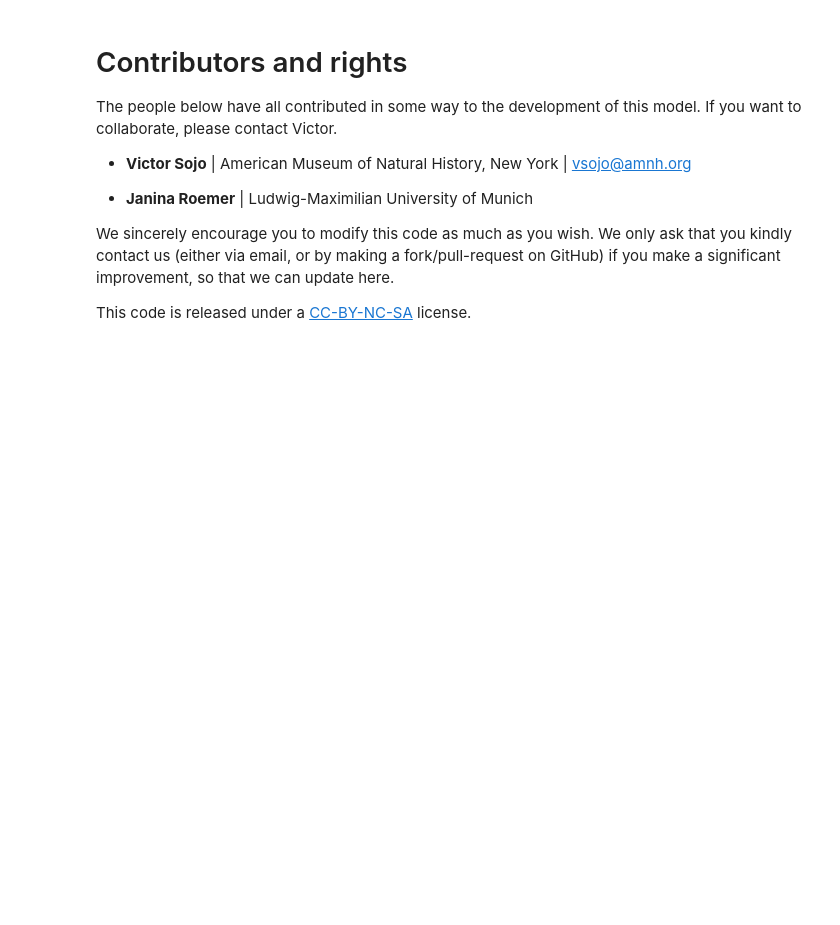
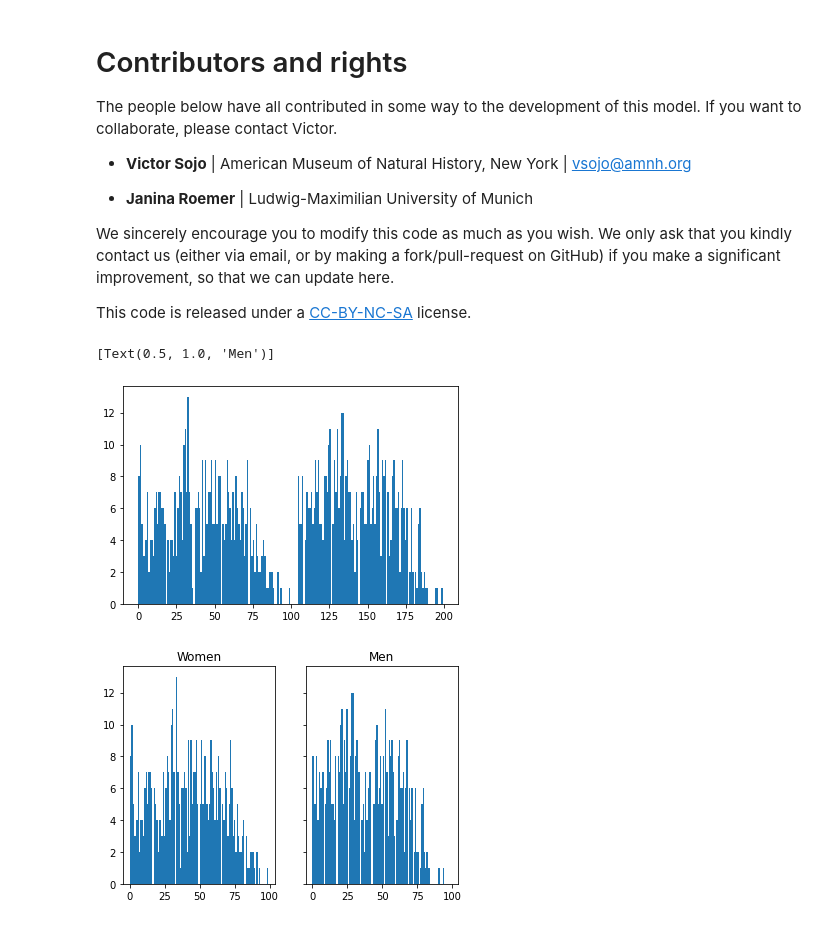
Before and after one commit to vsojo/covid19, a Jupyter notebook: Covid19_model.ipynb, the cells around one changed output. Drawn from its saved outputs; the diff is of its cells as text; code cells hidden in the pictures; blank space fills up the shorter version.

```diff
--- a/Covid19_model.ipynb
+++ b/Covid19_model.ipynb
@@ -1790,11 +2153,11 @@ for i, city in enumerate(CITIES):
         showlegend=False,
         hovermode='closest',
         margin=dict(b=20,l=5,r=5,t=40),
-        annotations=[ dict(
-          text=f"R value = {sum(all_infections_given)/len(all_infections_given)}",
-          showarrow=False,
-          xref="paper", yref="paper",
-          x=0.005, y=-0.002 ) ],
+        #annotations=[ dict(
+        #  text=f"R value = {sum(all_infections_given)/len(all_infections_given)}",
+        #  showarrow=False,
+        #  xref="paper", yref="paper",
+        #  x=0.005, y=-0.002 ) ],
         xaxis=dict(showgrid=False, zeroline=False, showticklabels=False),
         yaxis=dict(showgrid=False, zeroline=False, showticklabels=False))
         )
@@ -1831,3 +2194,56 @@ The people below have all contributed in some way to the development of this mod
 We sincerely encourage you to modify this code as much as you wish. We only ask that you kindly contact us (either via email, or by making a fork/pull-request on GitHub) if you make a significant improvement, so that we can update here.
 
 This code is released under a [CC-BY-NC-SA](https://creativecommons.org/licenses/by-nc-sa/4.0/) license.
+# %%
+country = w_city_pyramids[i].value
+popsize = w_city_popsizes[i].value
+# Get the age distribution in 5-year age bins
+age_dist_by_bins = age_dists[country]
+# Declare an empty list to hold age dists by 1-year bins
+age_dist_by_year = []
+for age_tuple, age_bin in zip(AGE_TUPLES, AGE_BINS):
+  for year in range(age_tuple[0], age_tuple[1]+1):
+    age_dist_by_year.append(age_dist_by_bins[age_bin])
+  # end for: feeding the year-by-year age dist
+# end for: going over every age bin
+# Now create a Pandas dataframe
+df = pd.DataFrame(age_dist_by_year)
+# And create cumulative probabilities for women and men,
+# so that the number starts at zero with women and
+# finishes at 1 with men.
+# This way we can later use a random number to test
+# whether a person is woman/man, and how old
+df['cumsum_F'] = df[F].cumsum()/(df[F].sum()+df[M].sum())
+df['cumsum_M'] = df[M].cumsum()/(df[F].sum()+df[M].sum()) + df['cumsum_F'][MAX_AGE]
+# Make a single list with all the cumulative probabilities.
+# This list will be twice as long as the number of ages,
+# we will deal with that below.
+age_F_age_M_cumprobs = list(df['cumsum_F']) + list(df['cumsum_M'])
+del(df) # Delete the data frame
+# Get so many random numbers as people in the City
+rands = np.random.random(popsize)
+# Turn the random numbers into ages, according
+# to the cumulative probabilities calculated
+# from the age distribution
+ages = np.digitize(rands, age_F_age_M_cumprobs)
+plt.hist(ages, bins=2*(MAX_AGE+1))
+women = []
+men = []
+sex = F
+for age in ages:
+  if age > MAX_AGE:
+    age -= (MAX_AGE + 1)
+    sex = M
+    men.append(age)
+  else:
+    women.append(age)
+    pass
+fig, axs = plt.subplots(1,2, sharex=True, sharey=True)
+axs[0].hist(women, bins=MAX_AGE+1)
+axs[0].set(title="Women")
+axs[1].hist(men, bins=MAX_AGE+1)
+axs[1].set(title="Men")
+# %% [output]
+[Text(0.5, 1.0, 'Men')]
+[figure, added]
+[figure, added]
```
Also changed, not shown: parts of 17 cells of this notebook.
